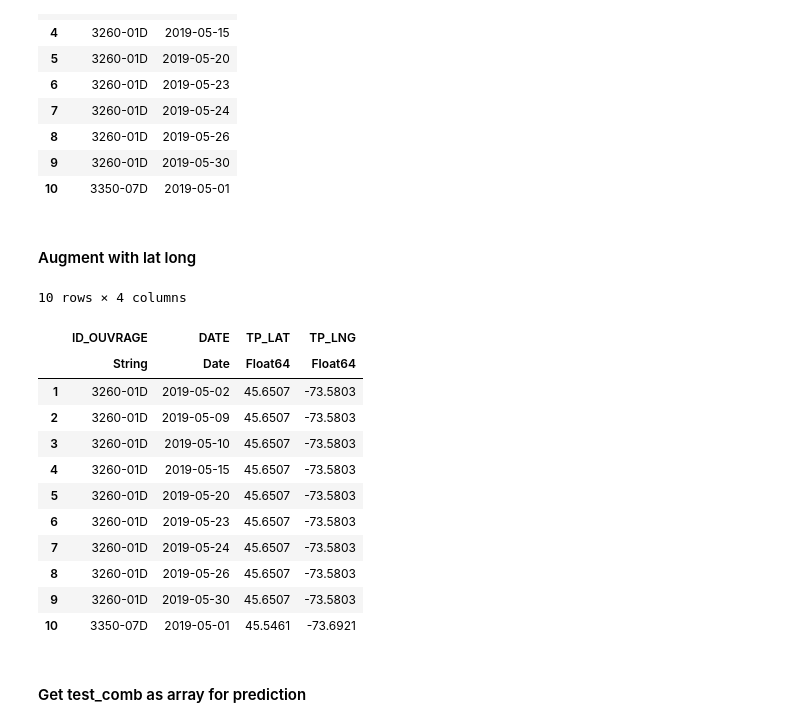
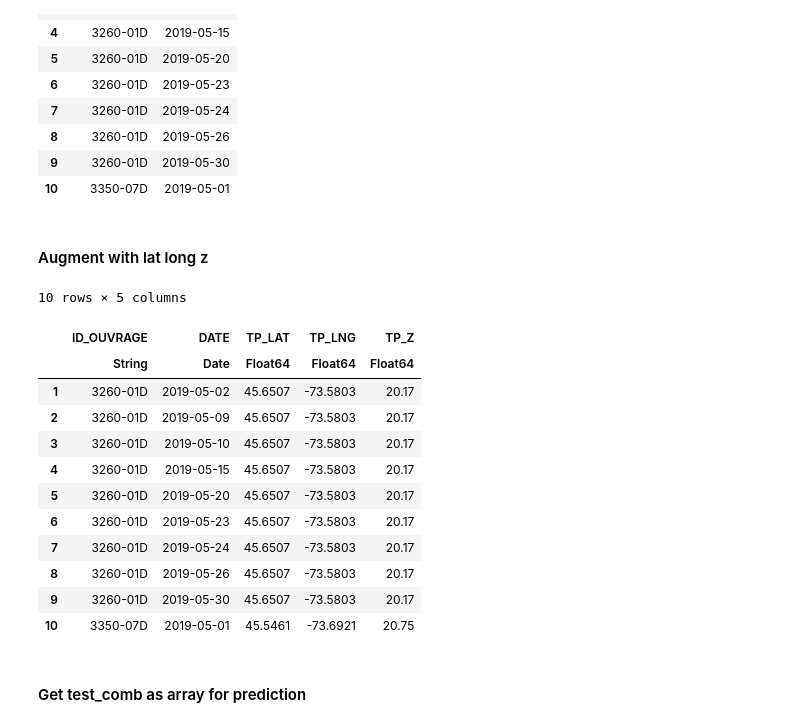
Before and after one commit to JeyzerMC/MTH3302-Project, a Jupyter notebook: Random_Forest_Attempt.ipynb, the cells around one changed output. Drawn from its saved outputs; the diff is of its cells as text; code cells hidden in the pictures.

```diff
--- a/Random_Forest_Attempt.ipynb
+++ b/Random_Forest_Attempt.ipynb
@@ -251,25 +265,25 @@ first(test, 10)
 | 9 | 3260-01D | 2019-05-30 |
 | 10 | 3350-07D | 2019-05-01 |
 # %% [markdown]
-#### Augment with lat long
+#### Augment with lat long z
 # %%
 test_comb = join(test, features, on = :ID_OUVRAGE)
-
+test_comb.TP_Z = coalesce.(test_comb.TP_Z, mean(test_comb[completecases(test_comb), :].TP_Z))
 first(test_comb, 10)
 # %% [output]
-10 rows × 4 columns
+10 rows × 5 columns
-|  | ID_OUVRAGE | DATE | TP_LAT | TP_LNG |
-|  | String | Date | Float64 | Float64 |
-| 1 | 3260-01D | 2019-05-02 | 45.6507 | -73.5803 |
-| 2 | 3260-01D | 2019-05-09 | 45.6507 | -73.5803 |
-| 3 | 3260-01D | 2019-05-10 | 45.6507 | -73.5803 |
-| 4 | 3260-01D | 2019-05-15 | 45.6507 | -73.5803 |
-| 5 | 3260-01D | 2019-05-20 | 45.6507 | -73.5803 |
-| 6 | 3260-01D | 2019-05-23 | 45.6507 | -73.5803 |
-| 7 | 3260-01D | 2019-05-24 | 45.6507 | -73.5803 |
-| 8 | 3260-01D | 2019-05-26 | 45.6507 | -73.5803 |
-| 9 | 3260-01D | 2019-05-30 | 45.6507 | -73.5803 |
-| 10 | 3350-07D | 2019-05-01 | 45.5461 | -73.6921 |
+|  | ID_OUVRAGE | DATE | TP_LAT | TP_LNG | TP_Z |
+|  | String | Date | Float64 | Float64 | Float64 |
+| 1 | 3260-01D | 2019-05-02 | 45.6507 | -73.5803 | 20.17 |
+| 2 | 3260-01D | 2019-05-09 | 45.6507 | -73.5803 | 20.17 |
+| 3 | 3260-01D | 2019-05-10 | 45.6507 | -73.5803 | 20.17 |
+| 4 | 3260-01D | 2019-05-15 | 45.6507 | -73.5803 | 20.17 |
+| 5 | 3260-01D | 2019-05-20 | 45.6507 | -73.5803 | 20.17 |
+| 6 | 3260-01D | 2019-05-23 | 45.6507 | -73.5803 | 20.17 |
+| 7 | 3260-01D | 2019-05-24 | 45.6507 | -73.5803 | 20.17 |
+| 8 | 3260-01D | 2019-05-26 | 45.6507 | -73.5803 | 20.17 |
+| 9 | 3260-01D | 2019-05-30 | 45.6507 | -73.5803 | 20.17 |
+| 10 | 3350-07D | 2019-05-01 | 45.5461 | -73.6921 | 20.75 |
 # %% [markdown]
 #### Get test_comb as array for prediction
 # %%
```
Also changed, not shown: parts of 16 cells of this notebook, 2 other files.
